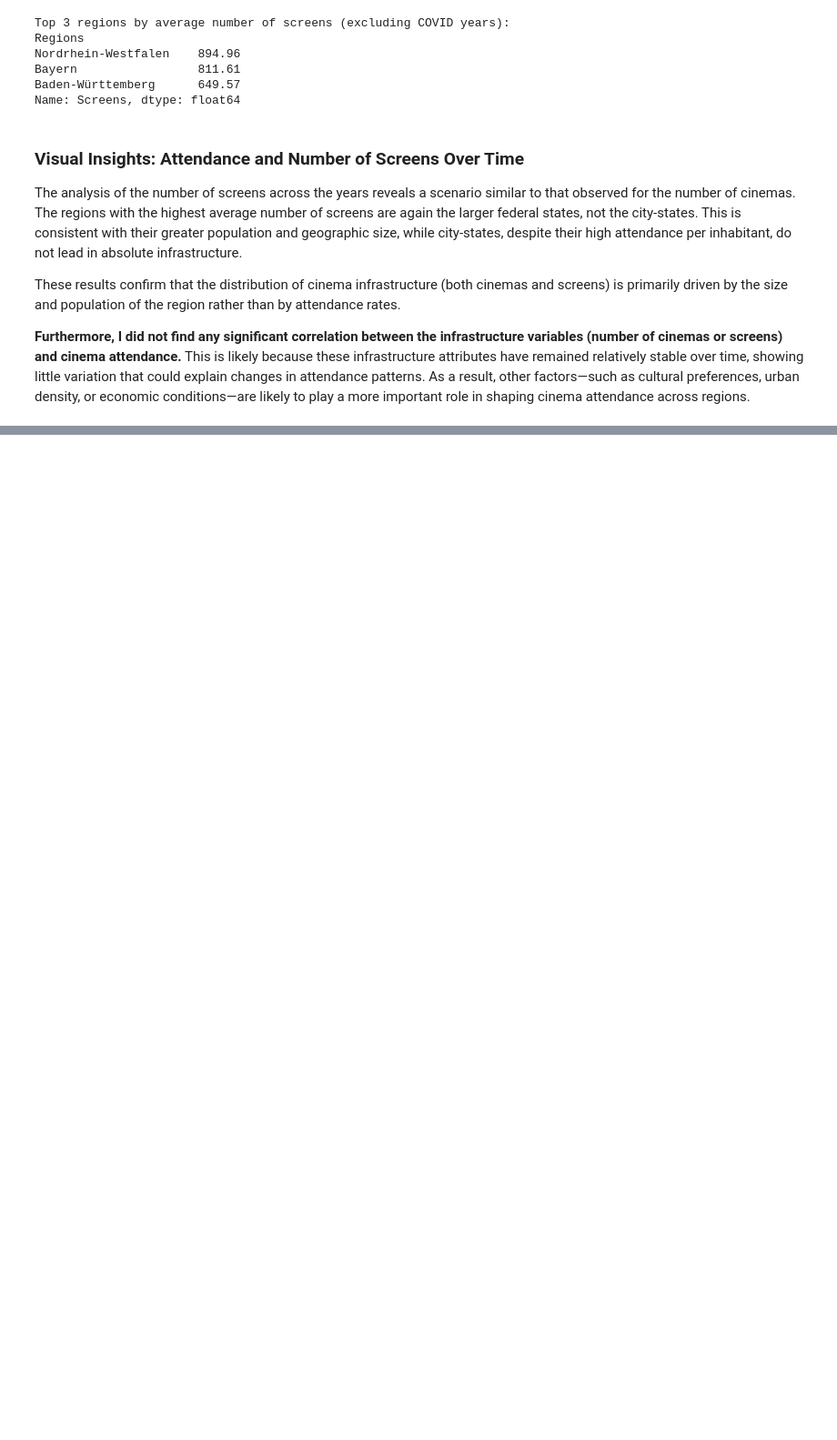
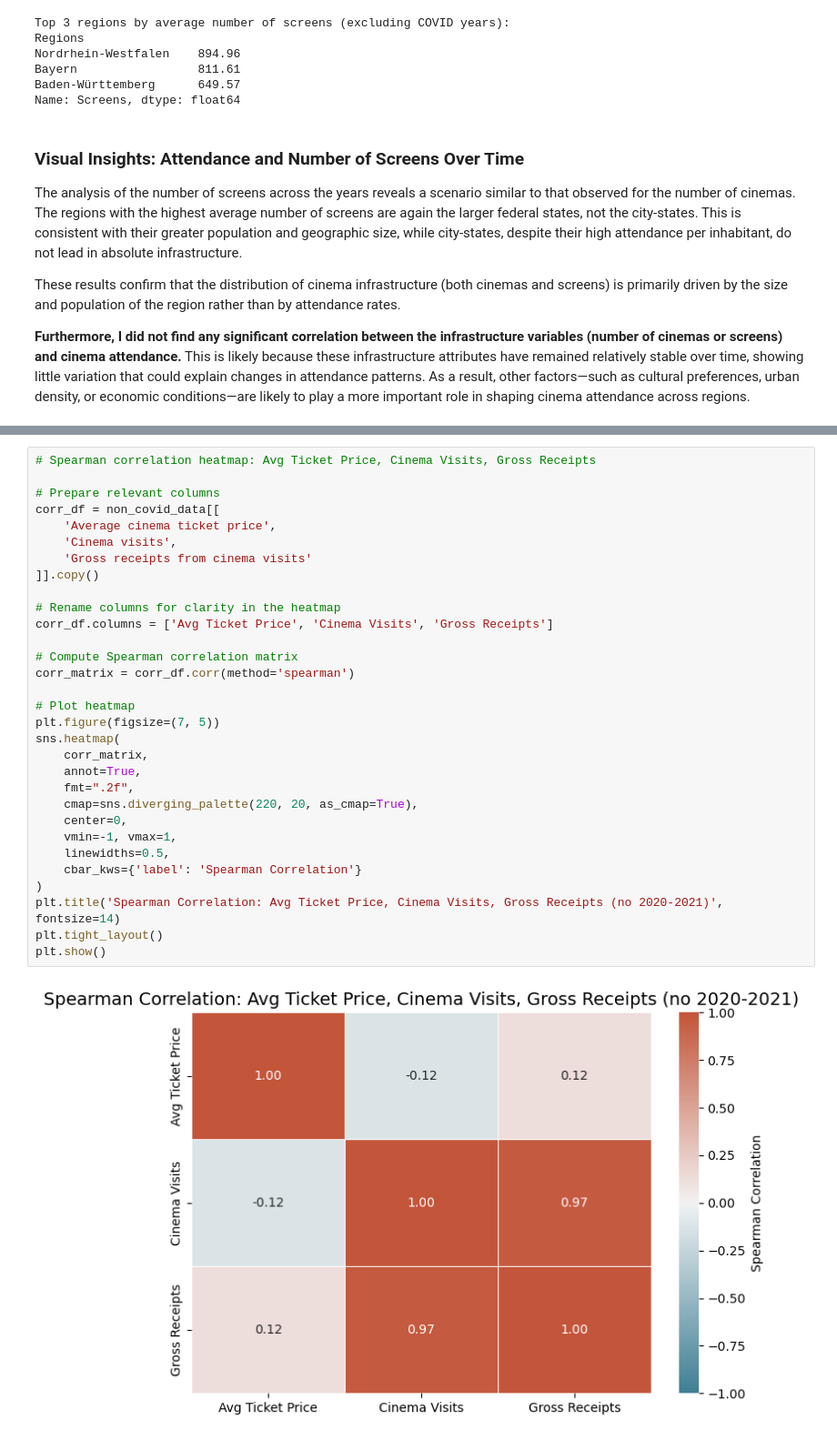
Before and after one commit to federico-bnt/German-cinema-exploratory-analysis-2025, a Jupyter notebook: bin/analysis_notebook.ipynb, the cells around one changed output, grey strips where cells are left out. Shown at 91% size. Drawn from its saved outputs; the diff is of its cells as text; blank space fills up the shorter version.

```diff
--- a/bin/analysis_notebook.ipynb
+++ b/bin/analysis_notebook.ipynb
@@ -979,0 +988,33 @@ To address this, in the final part of the analysis, I will examine if the evolut
+# %%
+# Spearman correlation heatmap: Avg Ticket Price, Cinema Visits, Gross Receipts
+
+# Prepare relevant columns
+corr_df = non_covid_data[[
+    'Average cinema ticket price',
+    'Cinema visits',
+    'Gross receipts from cinema visits'
+]].copy()
+
+# Rename columns for clarity in the heatmap
+corr_df.columns = ['Avg Ticket Price', 'Cinema Visits', 'Gross Receipts']
+
+# Compute Spearman correlation matrix
+corr_matrix = corr_df.corr(method='spearman')
+
+# Plot heatmap
+plt.figure(figsize=(7, 5))
+sns.heatmap(
+    corr_matrix,
+    annot=True,
+    fmt=".2f",
+    cmap=sns.diverging_palette(220, 20, as_cmap=True),
+    center=0,
+    vmin=-1, vmax=1,
+    linewidths=0.5,
+    cbar_kws={'label': 'Spearman Correlation'}
+)
+plt.title('Spearman Correlation: Avg Ticket Price, Cinema Visits, Gross Receipts (no 2020-2021)', fontsize=14)
+plt.tight_layout()
+plt.show()
+# %% [output]
+[figure, added]
```
Also changed, not shown: parts of 9 cells of this notebook.
